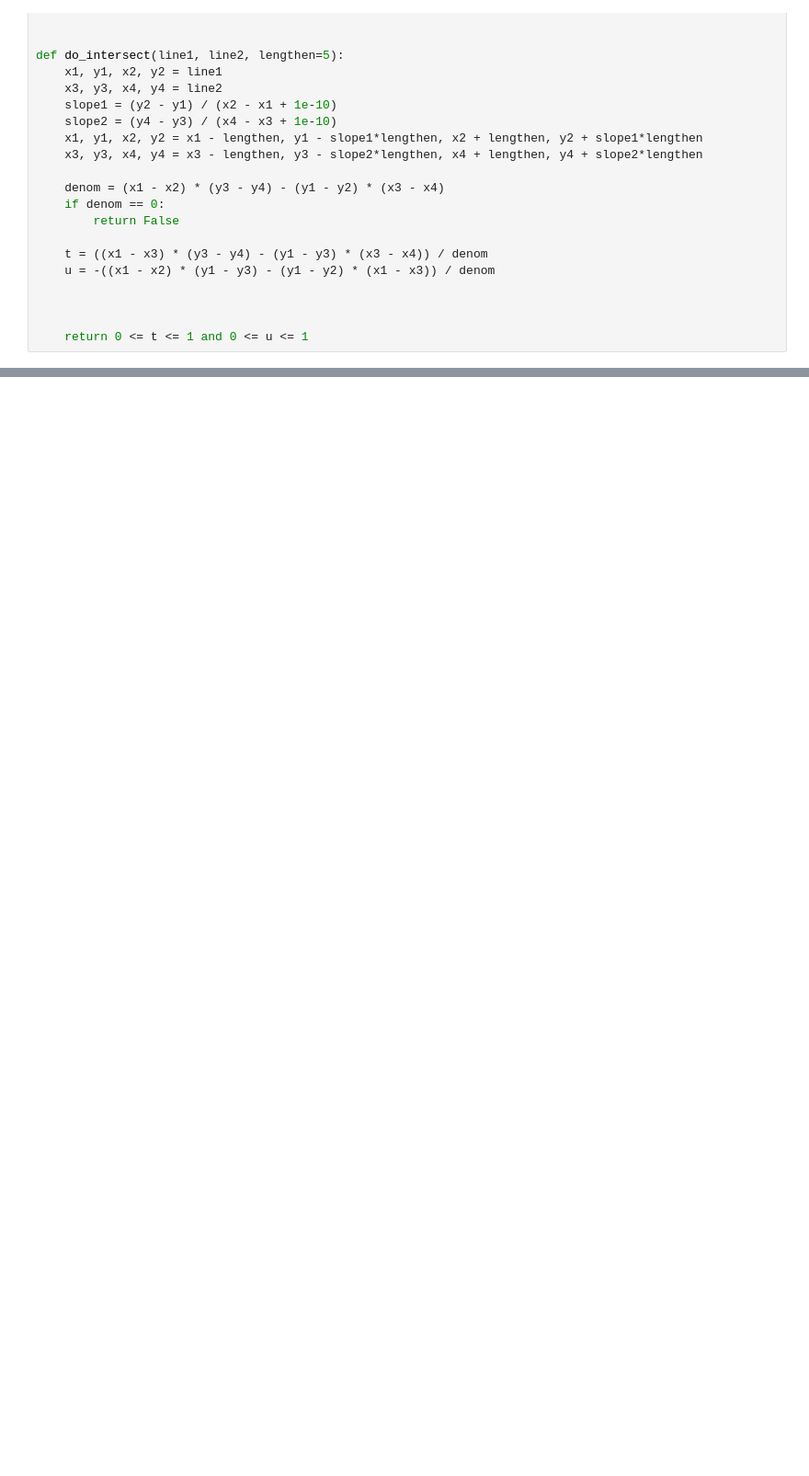
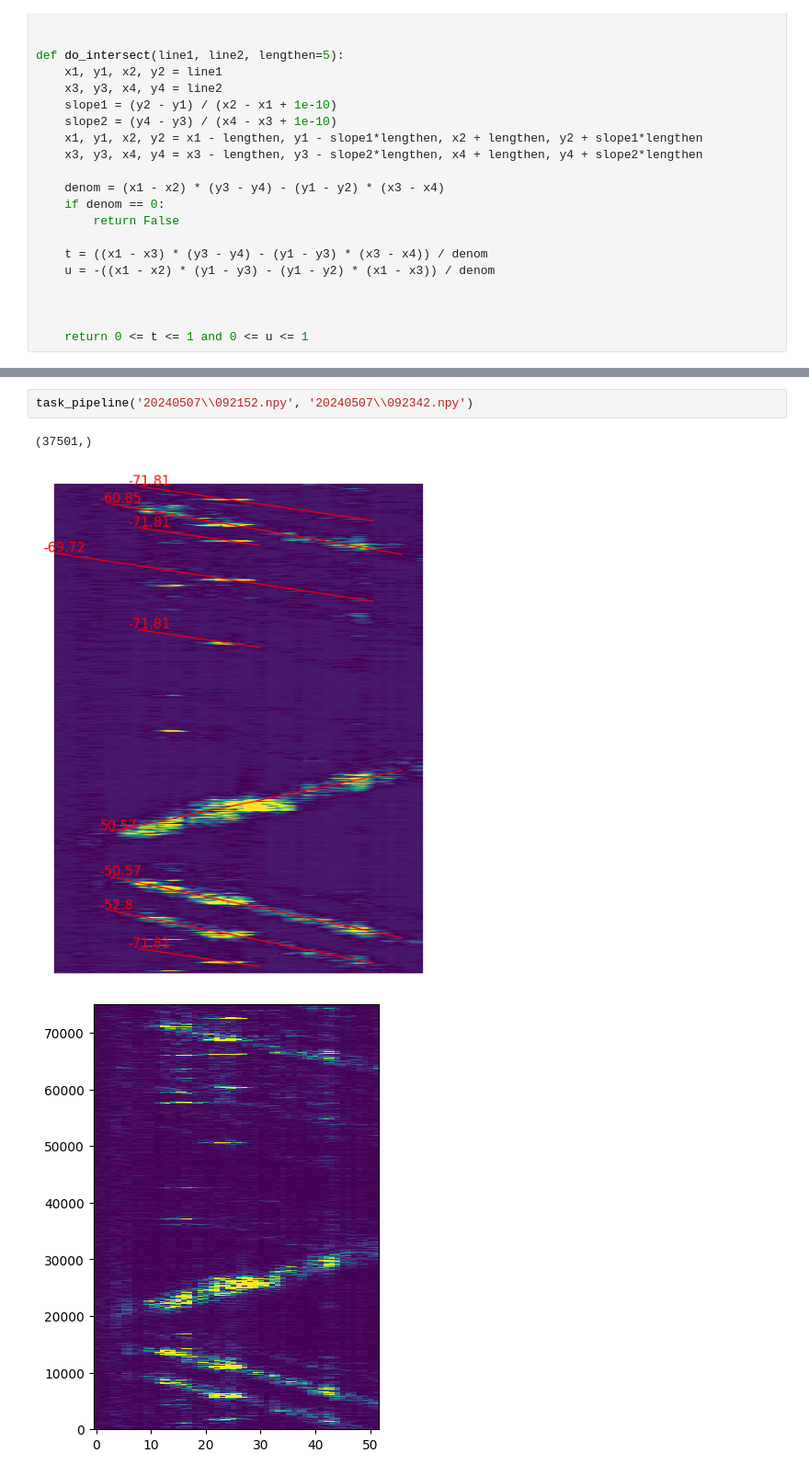
Before and after one commit to Petrerer/cv_project1, a Jupyter notebook: custom_alorithm.ipynb, the cells around one changed output, grey strips where cells are left out. Shown at 92% size. Drawn from its saved outputs; the diff is of its cells as text; blank space fills up the shorter version.

```diff
--- a/custom_alorithm.ipynb
+++ b/custom_alorithm.ipynb
@@ -429,0 +493,6 @@ visualize_df(reverted_df, fs=(6,8))
+# %%
+task_pipeline('20240507\\092152.npy', '20240507\\092342.npy')
+# %% [output]
+(37501,)
+[figure, added]
+[figure, added]
```
Also changed, not shown: parts of 11 cells of this notebook.
